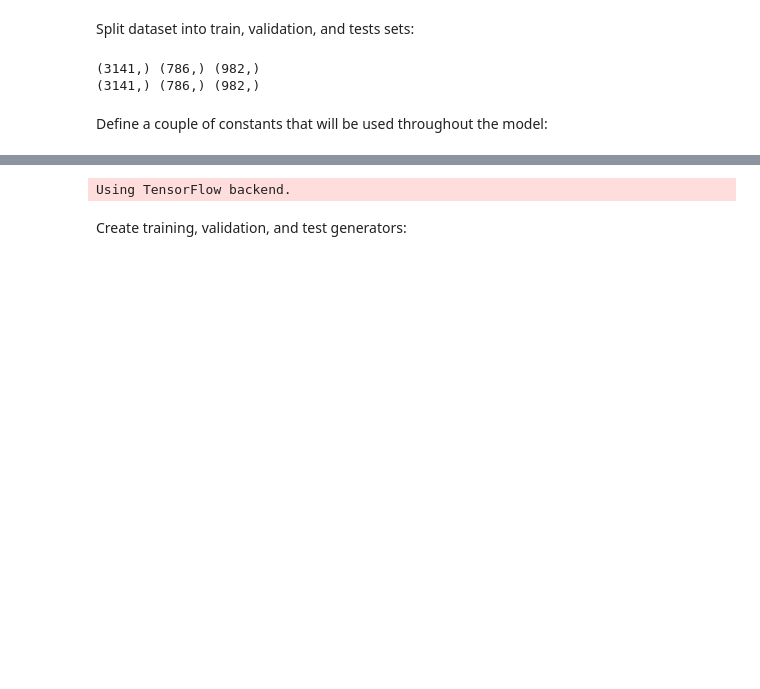
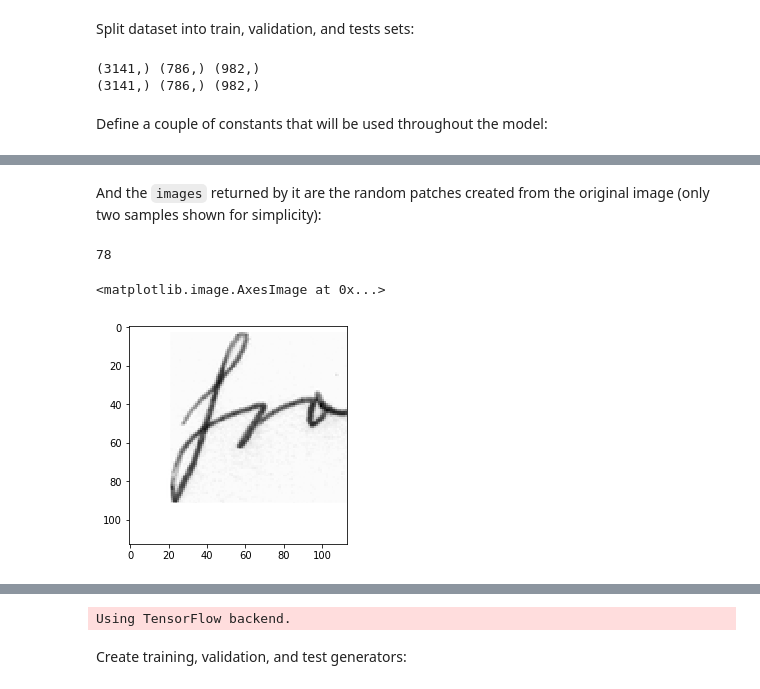
Before and after one commit to diegocasmo/iam_writer_recognition, a Jupyter notebook: src/solution.ipynb, the cells around one changed output, grey strips where cells are left out. Drawn from its saved outputs; the diff is of its cells as text; code cells hidden in the pictures; blank space fills up the shorter version.

```diff
--- a/src/solution.ipynb
+++ b/src/solution.ipynb
@@ -190,0 +211,2 @@ def get_augmented_sample(sample, label, sample_ratio):
+# %%
+images, labels = get_augmented_sample(sample, label, 0.1)
@@ -190,0 +221,9 @@ def get_augmented_sample(sample, label, sample_ratio):
+# %% [markdown]
+And the ``images`` returned by it are the random patches created from the original image (only two samples shown for simplicity):
+# %%
+print(len(images))
+plt.imshow(images[0], cmap ='gray')
+# %% [output]
+78
+<matplotlib.image.AxesImage at 0x...>
+[figure, added]
```
Also changed, not shown: parts of 27 cells of this notebook, 2 other files.
